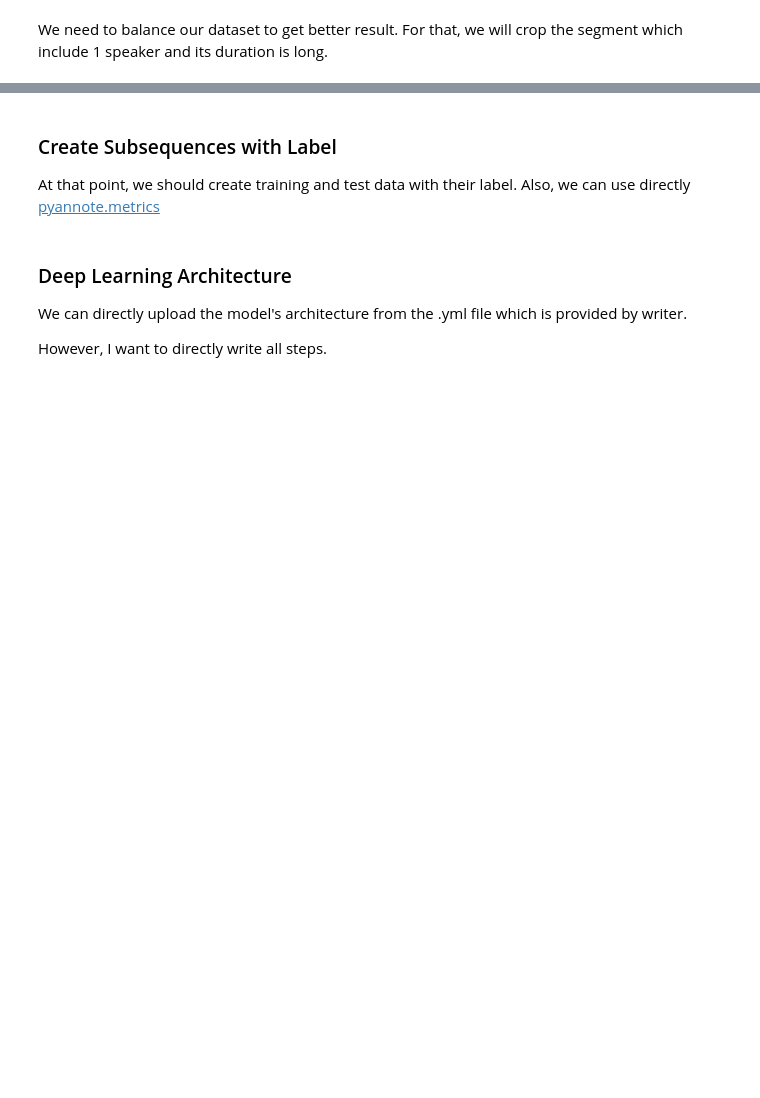
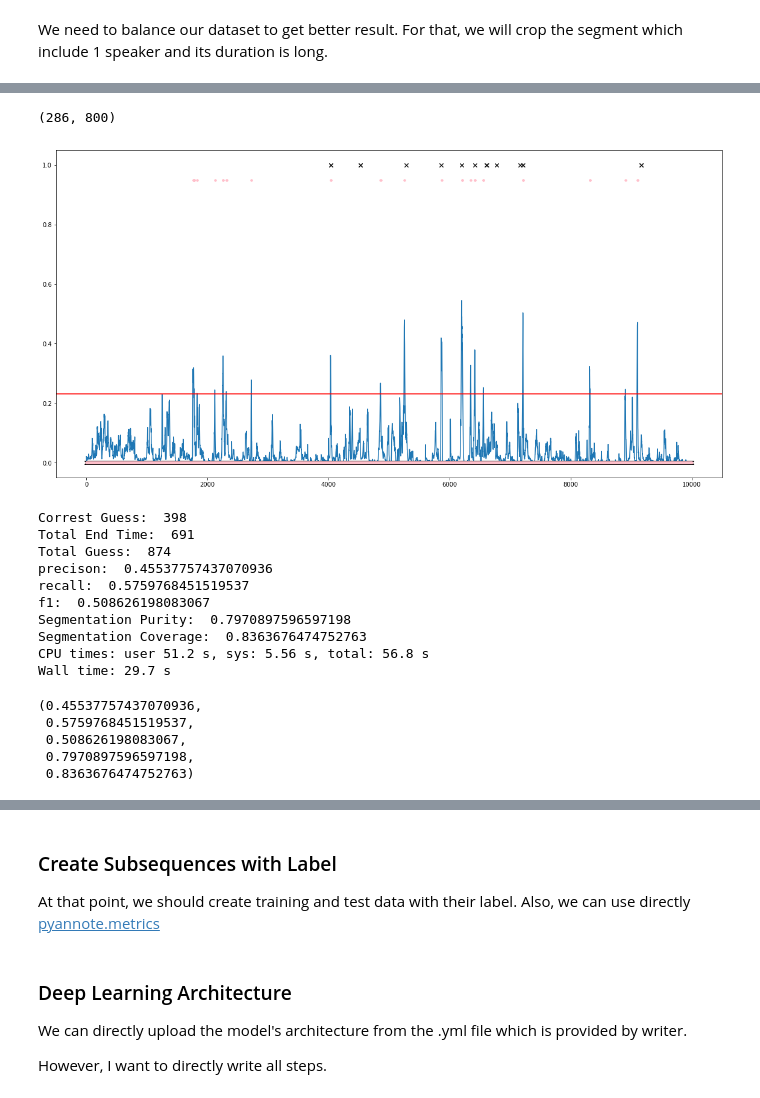
Before and after one commit to hedonistrh/SpChangeDetect, a Jupyter notebook: BiLSTM.ipynb, the cells around one changed output, grey strips where cells are left out. Drawn from its saved outputs; the diff is of its cells as text; code cells hidden in the pictures; blank space fills up the shorter version.

Commit message:
changes in create prediction function. now we can discard near points. basically, we add more functionality into mean type manipulation.

```diff
--- a/BiLSTM.ipynb
+++ b/BiLSTM.ipynb
@@ -902,6 +928,8 @@ model = Model(input_frame, tdistributed_3)
 rmsprop = keras.optimizers.RMSprop(lr=0.001, rho=0.9, epsilon=0.0001, decay=0.0)
 
 model.compile(loss='binary_crossentropy', optimizer="rmsprop")
+# %%
+model.load_weights('bilstm_weights_yaafe_drop.h5')
 # %%
 from keras.models import load_model
 import time
@@ -1185,6 +1195,27 @@ def create_prediction(filename, hop, win_len, threshold, lstm_system, feature_ex
         # print (np.mean(single_list_cons))
         mean_s.append(np.mean(single_list_cons)*0.01)
 
+    mean_s = np.asarray(mean_s)
+
+    which_turn = 0
+
+    for single_mean_s in mean_s:
+        which_turn += 1
+
+        try:
+            start_time = float(mean_s[which_turn-1])
+            end_time = float(mean_s[which_turn])
+
+            if ((start_time+0.2) > end_time):
+                print ("was here")
+                mean_s[which_turn] = ((start_time+end_time) / 2)
+                mean_s = np.delete(mean_s, which_turn-1)
+                which_turn -= 1
+        except:
+            pass
+
+
+
     # https://codereview.stackexchange.com/questions/5196/grouping-consecutive-numbers-into-ranges-in-python-3-2
 
     np.savetxt(fname=filename + "_prediction.txt", X=mean_s,
@@ -1261,7 +1292,7 @@ metric = DiarizationPurityCoverageFMeasure()
 seg_purity = SegmentationPurity()
 seg_coverage = SegmentationCoverage()
 
-def complete_evaluation_single_file(filename, hop, win_len, thres, model, show_graph=True, feature_extractor="pyannote"):
+def complete_evaluation_single_file(filename, hop, win_len, thres, model, show_graph_frame=True, feature_extractor="pyannote"):
 
     prediction_array, prediction_array_rav, prediction_array_msec = create_prediction(filename,
                                                                                       hop=hop, win_len=win_len,
@@ -1289,17 +1320,18 @@ def complete_evaluation_single_file(filename, hop, win_len, thres, model, show_g
     # pp.title("Ground Truth of " + filename)
     # pp.show()
 
-    if (show_graph):
+    if (show_graph_frame):
 
         pp.rcParams['figure.figsize'] = (19.8, 10.0)
 
-        pp.plot(prediction_array_rav[10000:20000])
-        pp.plot(x_axis[0:10000], ground_truth[10000:20000], 'x', color='black');
+        pp.plot(prediction_array_rav[0:10000])
+        pp.plot(x_axis[0:10000], ground_truth[0:10000], 'x', color='black');
         # pp.plot(x[0:10000], bb[200000:210000], '.', color='pink');
-        pp.plot(x_axis[0:10000], 0.95*prediction_output_array[10000:20000], '.', color="pink");
+        pp.plot(x_axis[0:10000], 0.95*prediction_output_array[0:10000], '.', color="pink");
 
         pp.axhline(y=thres, color='r', linestyle='-')
         pp.show()
+
 
     hypothesis = Annotation()
 
@@ -1330,7 +1362,7 @@ def complete_evaluation_single_file(filename, hop, win_len, thres, model, show_g
     for single_end_time in content_end_time:
         single_guess_mem = False
         for single_pred in content_pred:
-            if (single_pred in range(single_end_time-200, single_end_time+200)):
+            if (single_pred in range(single_end_time-250, single_end_time+250)):
                 correct_guess += 1
                 break
 
@@ -1378,7 +1445,26 @@ complete_evaluation_single_file(filename="IS1007c", hop=10, win_len=25, thres=0.
 # %%
 %%time
-# 0.409
-complete_evaluation_single_file(filename="ES2005c", hop=10, win_len=25, thres=0.12, model=model, feature_extractor="yaafe")
+# 0.483
+# 0.58
+complete_evaluation_single_file(filename="ES2005c", hop=10, win_len=25, thres=0.23, model=model, feature_extractor="yaafe")
+# %% [output]
+(286, 800)
+[figure, added]
+Correst Guess:  398
+Total End Time:  691
+Total Guess:  874
+precison:  0.45537757437070936
+recall:  0.5759768451519537
+f1:  0.508626198083067
+Segmentation Purity:  0.7970897596597198
+Segmentation Coverage:  0.8363676474752763
+CPU times: user 51.2 s, sys: 5.56 s, total: 56.8 s
+Wall time: 29.7 s
+(0.45537757437070936,
+ 0.5759768451519537,
+ 0.508626198083067,
+ 0.7970897596597198,
+ 0.8363676474752763)
 # %%
 %%time
 # 0.45
```
Also changed, not shown: parts of 14 cells of this notebook.
